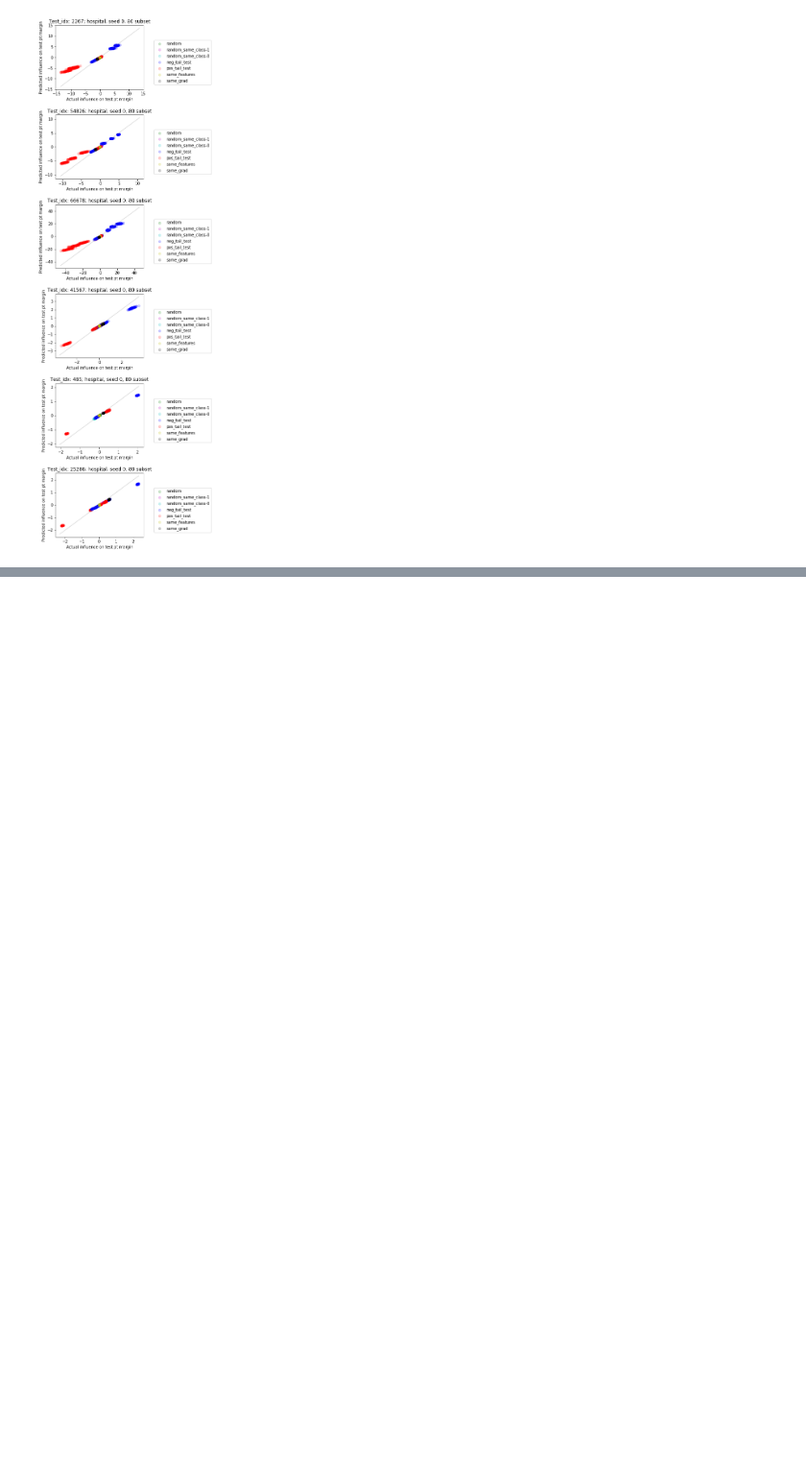
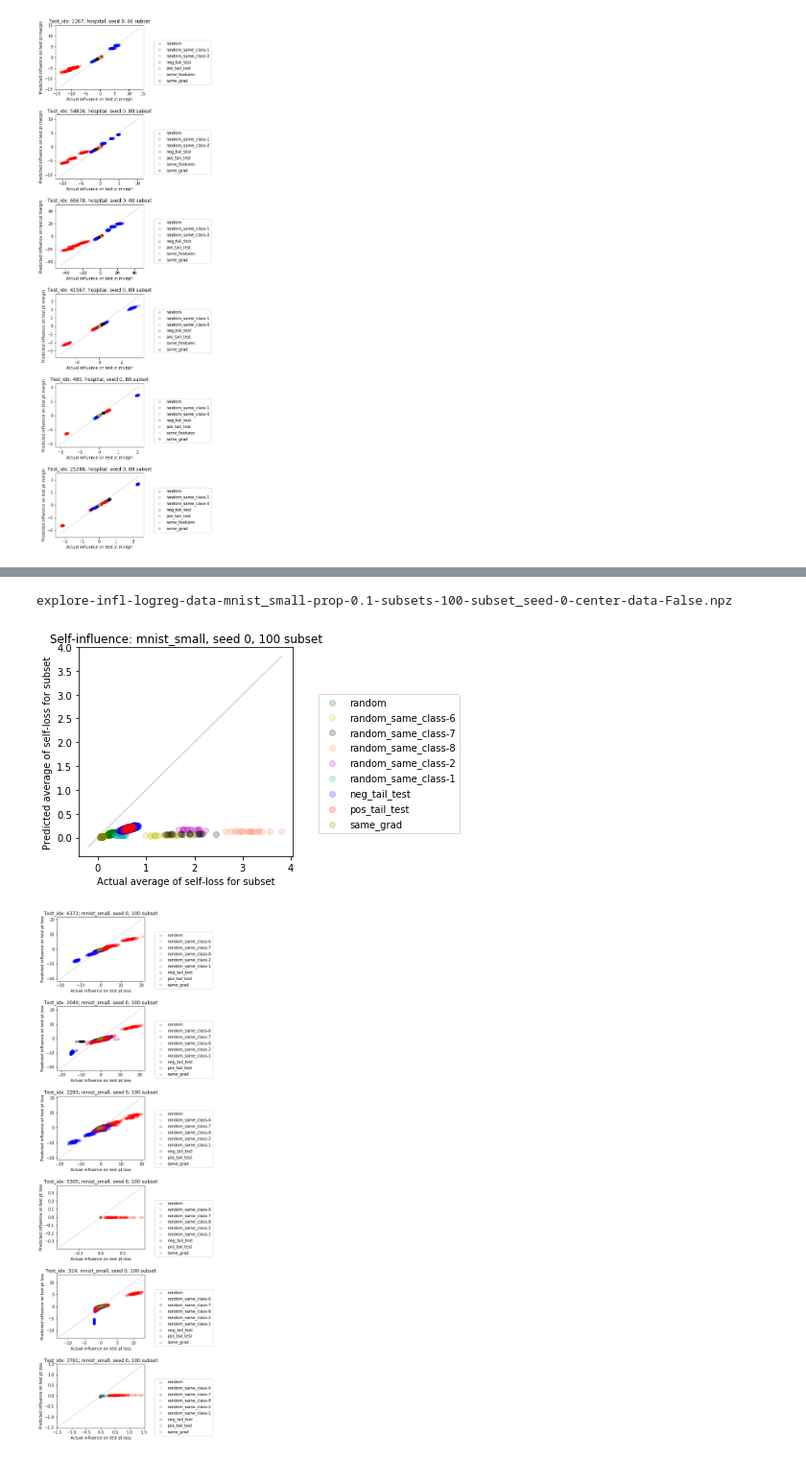
Before and after one commit to bbbert/influence-release, a Jupyter notebook: scripts/explore_infl_logreg.ipynb, the cells around one changed output, grey strips where cells are left out. Shown at 96% size. Cells and saved outputs as stored; diff of their text form; code cells hidden in the pictures; blank space fills up the shorter version.

Commit message:
More plots

```diff
--- a/scripts/explore_infl_logreg.ipynb
+++ b/scripts/explore_infl_logreg.ipynb
@@ -31,7 +31,8 @@ def plot_all(datafile_num):
                          'explore-infl-logreg-data-hospital-prop-0.1-subsets-10-subset_seed-0-center-data-False.npz',
                          'explore-infl-logreg-data-processed_imageNet-prop-0.09-subsets-10-subset_seed-0-center-data-False.npz',
                          'explore-infl-logreg-data-hospital-prop-0.1-subsets-80-subset_seed-0-center-data-False.npz',
-                         'explore-infl-logreg-data-spam-prop-0.1-subsets-30-subset_seed-0-center-data-False.npz']
+                         'explore-infl-logreg-data-spam-prop-0.1-subsets-30-subset_seed-0-center-data-False.npz',
+                         'explore-infl-logreg-data-mnist_small-prop-0.1-subsets-100-subset_seed-0-center-data-False.npz']
         data_filename = data_filenames[datafile_num]
         global experiment_info
         experiment_info = re.match(r'explore-infl-logreg-data-(\w+)-prop-(\d+\.\d*)-subsets-(\w+)-subset_seed-(\w+)-center-data-False\.npz', data_filename)
@@ -183,10 +184,10 @@ def plot_all(datafile_num):
 
     load_data(datafile_num)
     plot_self_infl_data()
-    if experiment_info.group(1) not in ['spam', 'processed_imageNet']:
+    if experiment_info.group(1) not in ['mnist_small', 'processed_imageNet']:
         plot_self_infl_data('margin')
     plot_test_pt_data()
-    if experiment_info.group(1) not in ['spam', 'processed_imageNet']:
+    if experiment_info.group(1) not in ['mnist_small', 'processed_imageNet']:
         plot_test_pt_data('margin')
 # %%
 plot_all(0)
@@ -224,0 +228,6 @@ bottom=0.0, top=0.0
+# %%
+plot_all(4)
+# %% [output]
+explore-infl-logreg-data-mnist_small-prop-0.1-subsets-100-subset_seed-0-center-data-False.npz
+[figure, added]
+[figure, added]
```
Also changed, not shown: parts of 1 cell of this notebook.
